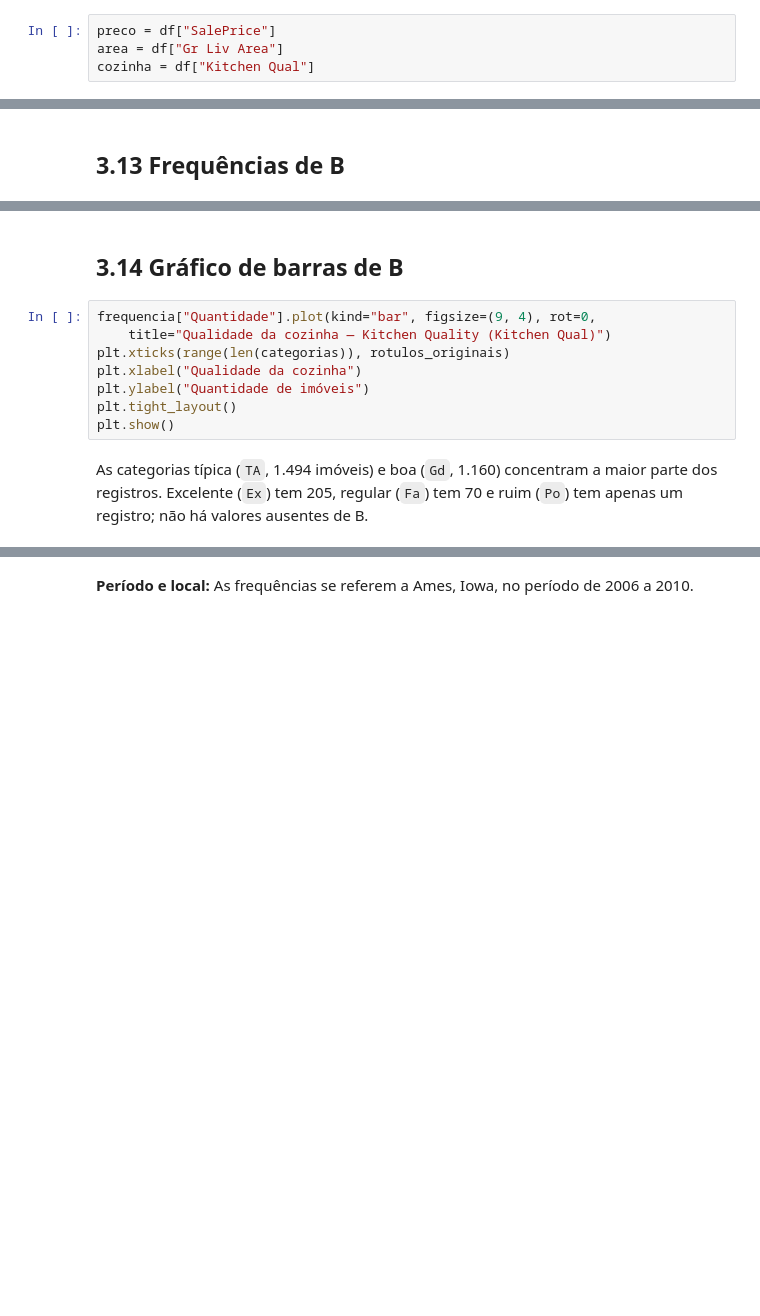
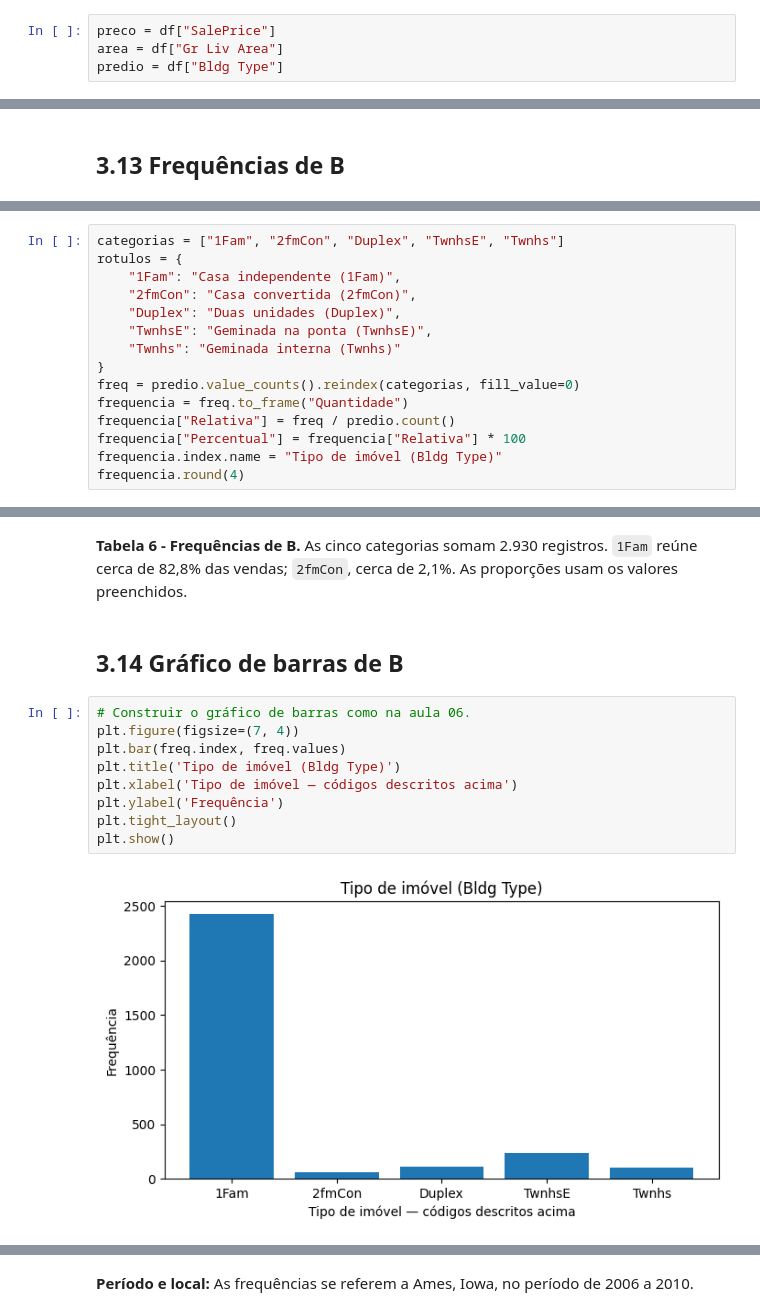
Before and after one commit to ARS1802/MQ-ap1, a Jupyter notebook: notebooks/AP1.ipynb, the cells around one changed output, grey strips where cells are left out. Drawn from its saved outputs; the diff is of its cells as text; blank space fills up the shorter version.

```diff
--- a/notebooks/AP1.ipynb
+++ b/notebooks/AP1.ipynb
@@ -115,7 +169,7 @@ Os 23 valores ausentes de `Mas Vnr Area` permanecem ausentes. As datas inconsist
 # %%
 preco = df["SalePrice"]
 area = df["Gr Liv Area"]
-cozinha = df["Kitchen Qual"]
+predio = df["Bldg Type"]
 # %% [markdown]
 # 3. Análise univariada
 # %% [markdown]
@@ -521,0 +654,15 @@ frequencia.round(4)
+# %%
+categorias = ["1Fam", "2fmCon", "Duplex", "TwnhsE", "Twnhs"]
+rotulos = {
+    "1Fam": "Casa independente (1Fam)",
+    "2fmCon": "Casa convertida (2fmCon)",
+    "Duplex": "Duas unidades (Duplex)",
+    "TwnhsE": "Geminada na ponta (TwnhsE)",
+    "Twnhs": "Geminada interna (Twnhs)"
+}
+freq = predio.value_counts().reindex(categorias, fill_value=0)
+frequencia = freq.to_frame("Quantidade")
+frequencia["Relativa"] = freq / predio.count()
+frequencia["Percentual"] = frequencia["Relativa"] * 100
+frequencia.index.name = "Tipo de imóvel (Bldg Type)"
+frequencia.round(4)
@@ -522,12 +677,15 @@ frequencia.round(4)
+# %% [markdown]
+**Tabela 6 - Frequências de B.** As cinco categorias somam 2.930 registros. `1Fam` reúne cerca de 82,8% das vendas; `2fmCon`, cerca de 2,1%. As proporções usam os valores preenchidos.
 # %% [markdown]
 ## 3.14 Gráfico de barras de B
-# %%
-frequencia["Quantidade"].plot(kind="bar", figsize=(9, 4), rot=0,
-    title="Qualidade da cozinha — Kitchen Quality (Kitchen Qual)")
-plt.xticks(range(len(categorias)), rotulos_originais)
-plt.xlabel("Qualidade da cozinha")
-plt.ylabel("Quantidade de imóveis")
-plt.tight_layout()
-plt.show()
-# %% [markdown]
-As categorias típica (`TA`, 1.494 imóveis) e boa (`Gd`, 1.160) concentram a maior parte dos registros. Excelente (`Ex`) tem 205, regular (`Fa`) tem 70 e ruim (`Po`) tem apenas um registro; não há valores ausentes de B.
+# %%
+# Construir o gráfico de barras como na aula 06.
+plt.figure(figsize=(7, 4))
+plt.bar(freq.index, freq.values)
+plt.title('Tipo de imóvel (Bldg Type)')
+plt.xlabel('Tipo de imóvel — códigos descritos acima')
+plt.ylabel('Frequência')
+plt.tight_layout()
+plt.show()
+# %% [output]
+[figure, added]
```
Also changed, not shown: parts of 110 cells of this notebook, 1 other file.
